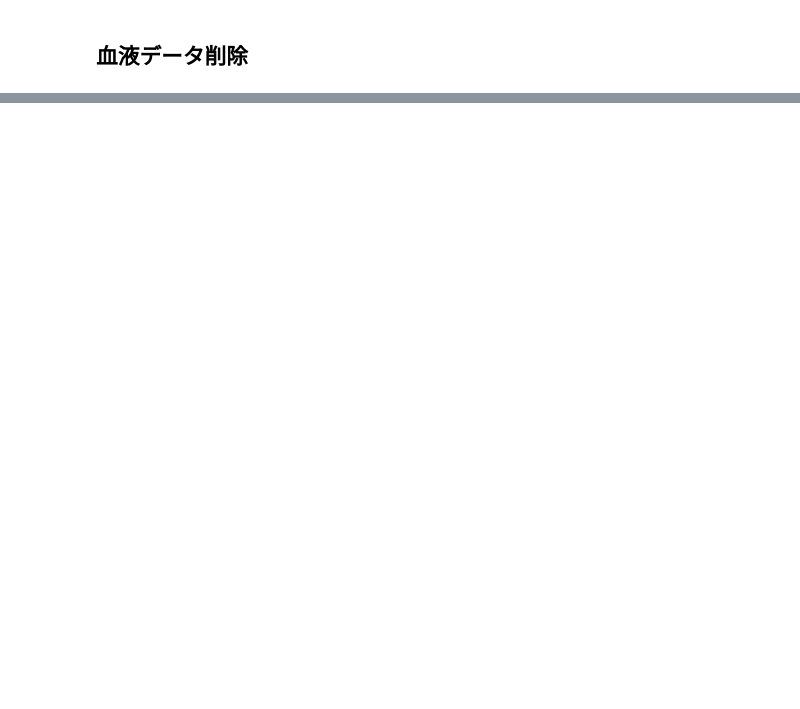
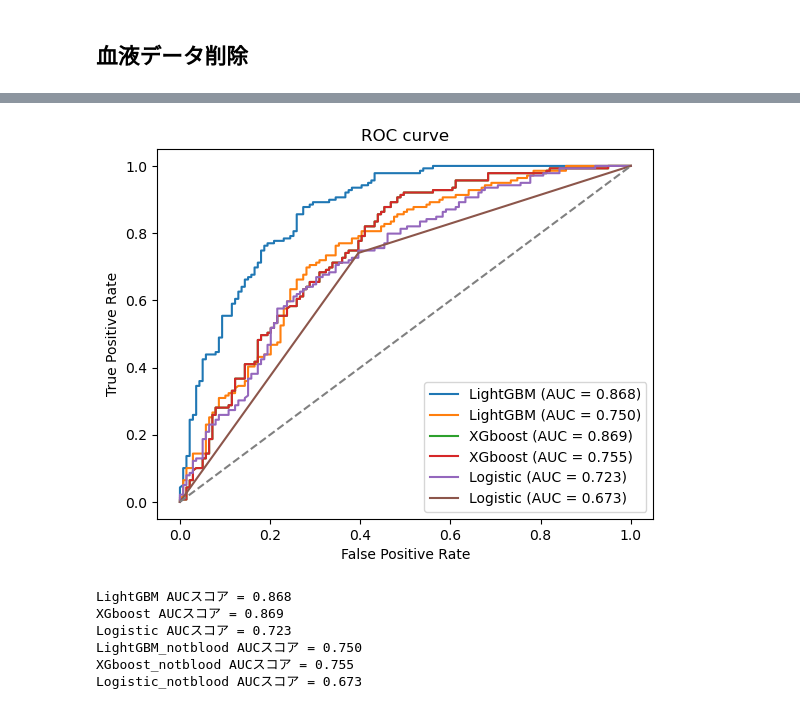
Before and after one commit to Genmai06/lightGBM_ReceiptData, a Jupyter notebook: lightgbm_ReceiptData.ipynb, the cells around one changed output, grey strips where cells are left out. Drawn from its saved outputs; the diff is of its cells as text; code cells hidden in the pictures; blank space fills up the shorter version.

```diff
--- a/lightgbm_ReceiptData.ipynb
+++ b/lightgbm_ReceiptData.ipynb
@@ -648,0 +630,72 @@ Logistic AUCスコア = 0.723
+# %%
+#ライブラリをインポート
+from sklearn.metrics import accuracy_score, f1_score, confusion_matrix, precision_score, roc_curve, roc_auc_score
+
+# テストデータの予測確率を取得
+y_test_pred_proba_light_not = model.predict(X_test_not)
+y_test_pred_proba_xgb_not = model_xgb.predict(dtest_not)  # dtestはXGboost用のデータセット
+y_test_pred_proba_lr_not = model_lr.predict(X_test_lr_not)
+
+# AUCスコアを計算
+auc_score_light_not = roc_auc_score(y_test_not, y_test_pred_proba_light_not)
+auc_score_xgb_not = roc_auc_score(y_test_not, y_test_pred_proba_xgb_not)
+auc_score_lr_not = roc_auc_score(y_test_lr_not, y_test_pred_proba_lr_not)
+
+# 以下省略
+
+
+
+
+# AUC曲線をプロット_not
+# lightGBMの描写
+fpr_light, tpr_light, _ = roc_curve(y_test, y_test_pred_proba_light)
+plt.plot(fpr_light, tpr_light, label='LightGBM (AUC = {:.3f})'.format(auc_score_light))
+
+# lightGBM(血液データなし)の描写
+fpr_light, tpr_light, _ = roc_curve(y_test_not, y_test_pred_proba_light_not)
+plt.plot(fpr_light, tpr_light, label='LightGBM (AUC = {:.3f})'.format(auc_score_light_not))
+
+
+# XGboostの描写
+fpr_xgb, tpr_xgb, _ = roc_curve(y_test, y_test_pred_proba_xgb)
+plt.plot(fpr_xgb, tpr_xgb, label='XGboost (AUC = {:.3f})'.format(auc_score_xgb))
+
+# XGboost(血液データなし)の描写
+fpr_xgb, tpr_xgb, _ = roc_curve(y_test_not, y_test_pred_proba_xgb_not)
+plt.plot(fpr_xgb, tpr_xgb, label='XGboost (AUC = {:.3f})'.format(auc_score_xgb_not))
+
+
+# ロジスティック回帰の描写
+fpr_lr, tpr_lr, _ = roc_curve(y_test_lr, y_test_pred_proba_lr)
+plt.plot(fpr_lr, tpr_lr, label='Logistic (AUC = {:.3f})'.format(auc_score_lr))
+
+# ロジスティック回帰(血液データなし)の描写
+fpr_lr, tpr_lr, _ = roc_curve(y_test_lr_not, y_test_pred_proba_lr_not)
+plt.plot(fpr_lr, tpr_lr, label='Logistic (AUC = {:.3f})'.format(auc_score_lr_not))
+
+
+plt.plot([0, 1], [0, 1], linestyle='--', color='gray')
+plt.xlabel('False Positive Rate')
+plt.ylabel('True Positive Rate')
+plt.title('ROC curve')
+plt.legend()
+
+# 保存と表示
+plt.savefig('roc_curve_notboold.png', dpi=300)
+plt.show()
+
+# AUCスコアを表示
+print('LightGBM AUCスコア = {:.3f}'.format(auc_score_light))
+print('XGboost AUCスコア = {:.3f}'.format(auc_score_xgb))
+print('Logistic AUCスコア = {:.3f}'.format(auc_score_lr))
+print('LightGBM_notblood AUCスコア = {:.3f}'.format(auc_score_light_not))
+print('XGboost_notblood AUCスコア = {:.3f}'.format(auc_score_xgb_not))
+print('Logistic_notblood AUCスコア = {:.3f}'.format(auc_score_lr_not))
+# %% [output]
+[figure, added]
+LightGBM AUCスコア = 0.868
+XGboost AUCスコア = 0.869
+Logistic AUCスコア = 0.723
+LightGBM_notblood AUCスコア = 0.750
+XGboost_notblood AUCスコア = 0.755
+Logistic_notblood AUCスコア = 0.673
```
Also changed, not shown: parts of 9 cells of this notebook.
